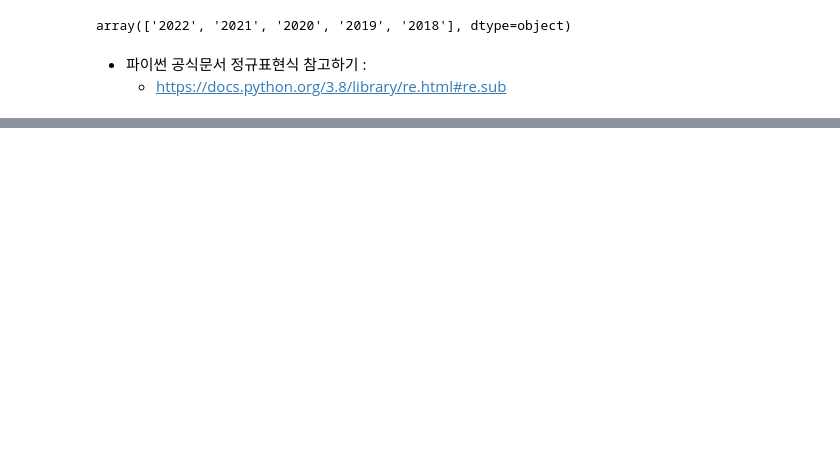
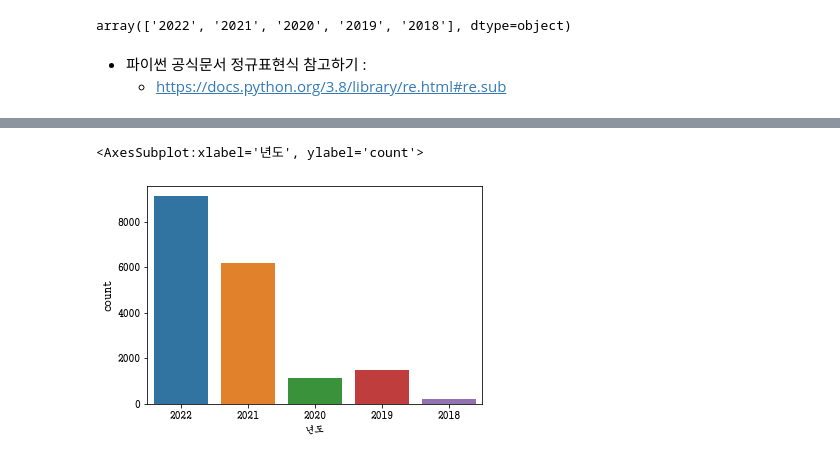
Before and after one commit to leekyuyoung4/ml0719, a Jupyter notebook: 데이터분석/공원데이터분석.ipynb, the cells around one changed output, grey strips where cells are left out. Saved outputs shown, nothing was run; the diff lists cells and outputs as text; code cells hidden in the pictures; blank space fills up the shorter version.

```diff
--- a/데이터분석/공원데이터분석.ipynb
+++ b/데이터분석/공원데이터분석.ipynb
@@ -288 +288,6 @@ re.sub("(\d{3})-(\d{2})(\d{2})-(\d{2})(\d{2})", r"\1-\2**-**\5","010-1234-5678")
+# %%
+index =  df2[df2['전화번호'].notnull()].index
+changef = lambda x : re.sub("(\d{3})-(\d{1,2})(\d{2})-(\d{2})(\d{2})", r"\1-\2**-**\5",x)
+# %%
+df2.loc[index,'전화번호'] = df2.loc[index,'전화번호'].apply(changef)
 # %%
@@ -291,0 +308,5 @@ df2['전화번호'].notnull().sum()
+# %%
+sns.countplot(data=df2,x='년도')
+# %% [output]
+<AxesSubplot:xlabel='년도', ylabel='count'>
+[figure, added]
```
Also changed, not shown: parts of 15 cells of this notebook, 4 other files.
